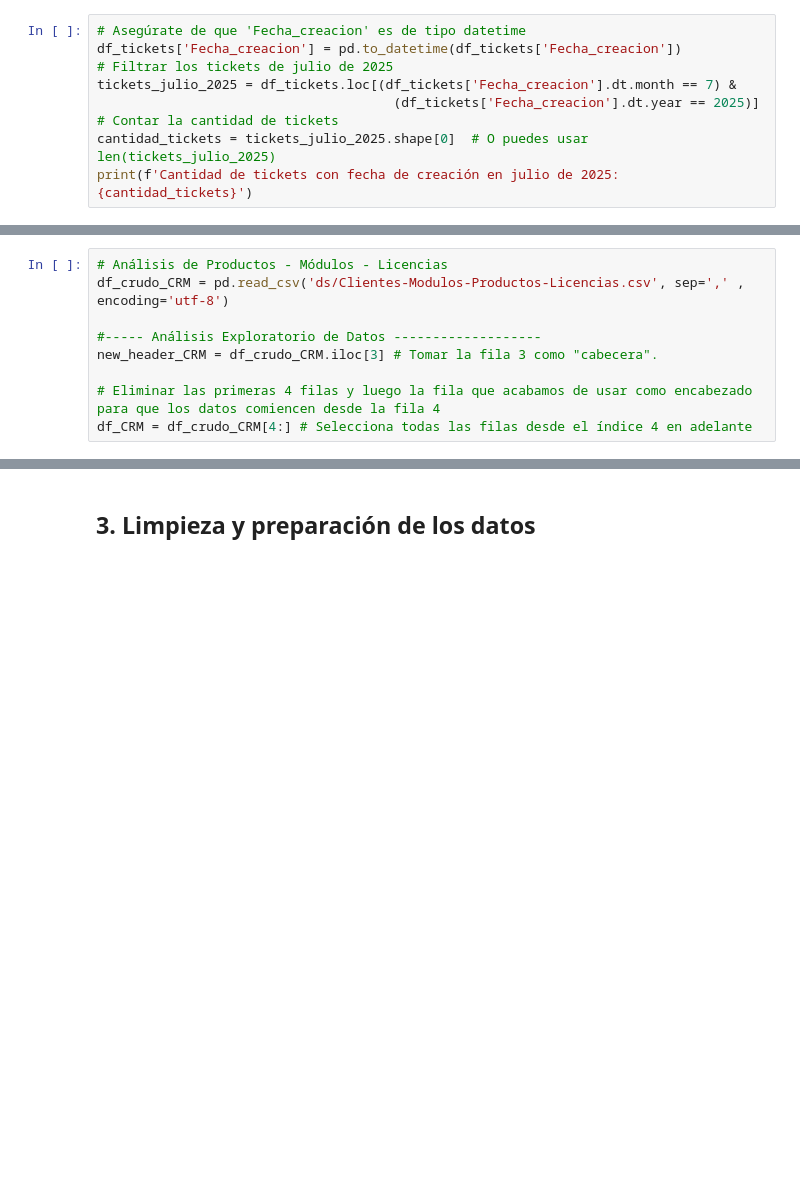
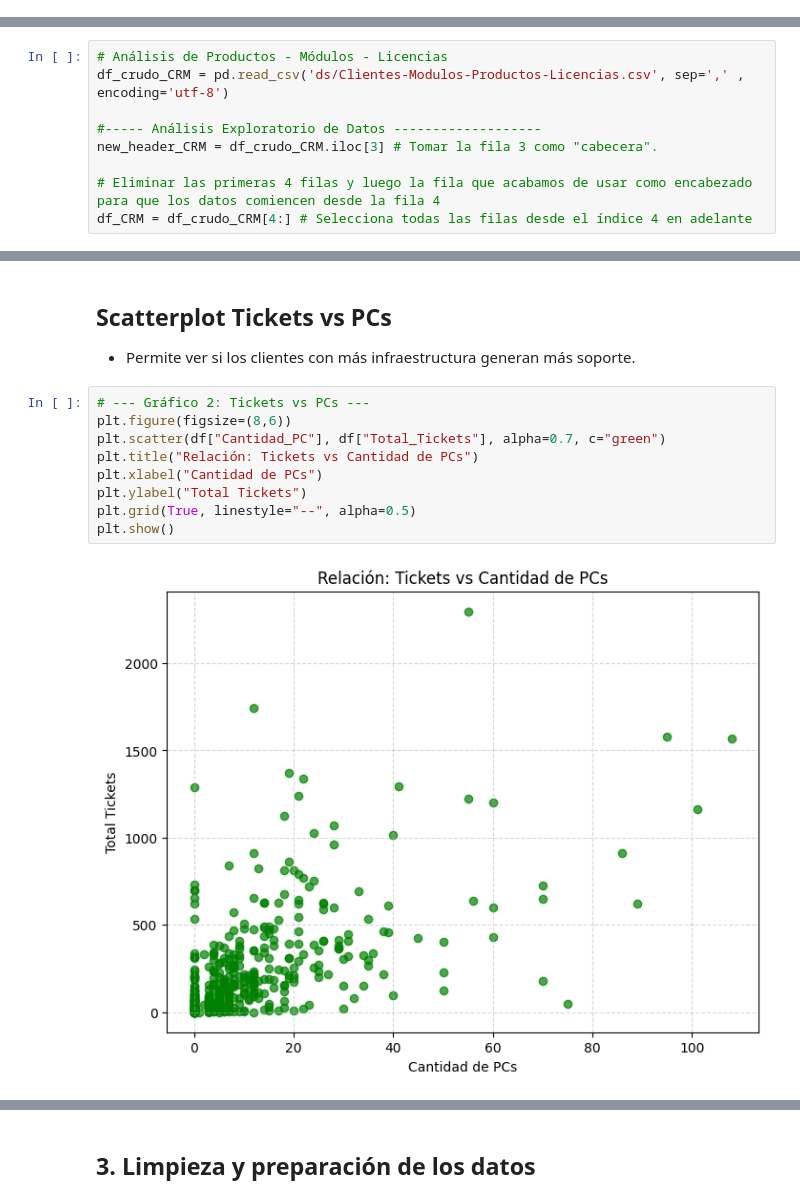
Before and after one commit to christiansaluzzo/Etsol_AnalisisClientes, a Jupyter notebook: análisis_clientes.ipynb, the cells around one changed output, grey strips where cells are left out. Saved outputs shown, nothing was run; the diff lists cells and outputs as text; blank space fills up the shorter version.

```diff
--- a/análisis_clientes.ipynb
+++ b/análisis_clientes.ipynb
@@ -174,9 +171,0 @@ df_tickets.head(-2)
-# %%
-# Asegúrate de que 'Fecha_creacion' es de tipo datetime
-df_tickets['Fecha_creacion'] = pd.to_datetime(df_tickets['Fecha_creacion'])
-# Filtrar los tickets de julio de 2025
-tickets_julio_2025 = df_tickets.loc[(df_tickets['Fecha_creacion'].dt.month == 7) &
-                                      (df_tickets['Fecha_creacion'].dt.year == 2025)]
-# Contar la cantidad de tickets
-cantidad_tickets = tickets_julio_2025.shape[0]  # O puedes usar len(tickets_julio_2025)
-print(f'Cantidad de tickets con fecha de creación en julio de 2025: {cantidad_tickets}')
@@ -271,0 +476,15 @@ Cantidad de Productos        0.622388               1.000000
+# %% [markdown]
+## Scatterplot Tickets vs PCs
+
+- Permite ver si los clientes con más infraestructura generan más soporte.
+# %%
+# --- Gráfico 2: Tickets vs PCs ---
+plt.figure(figsize=(8,6))
+plt.scatter(df["Cantidad_PC"], df["Total_Tickets"], alpha=0.7, c="green")
+plt.title("Relación: Tickets vs Cantidad de PCs")
+plt.xlabel("Cantidad de PCs")
+plt.ylabel("Total Tickets")
+plt.grid(True, linestyle="--", alpha=0.5)
+plt.show()
+# %% [output]
+[figure, added]
```
Also changed, not shown: parts of 22 cells of this notebook, 4 other files.
